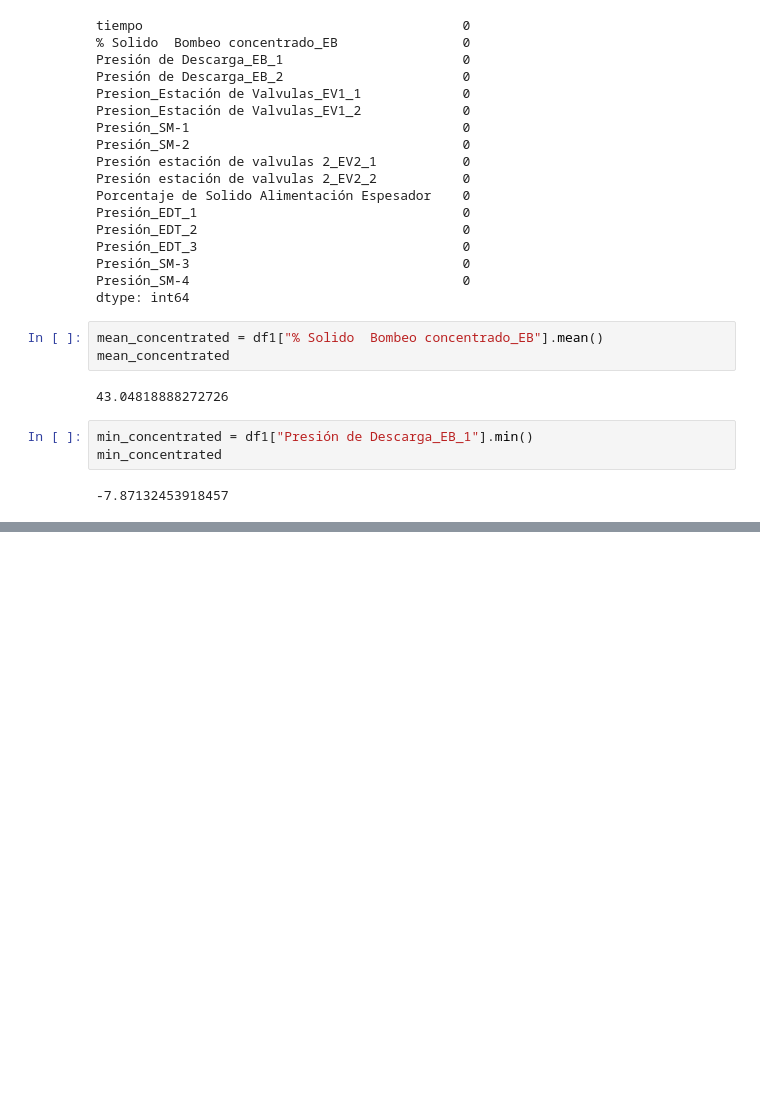
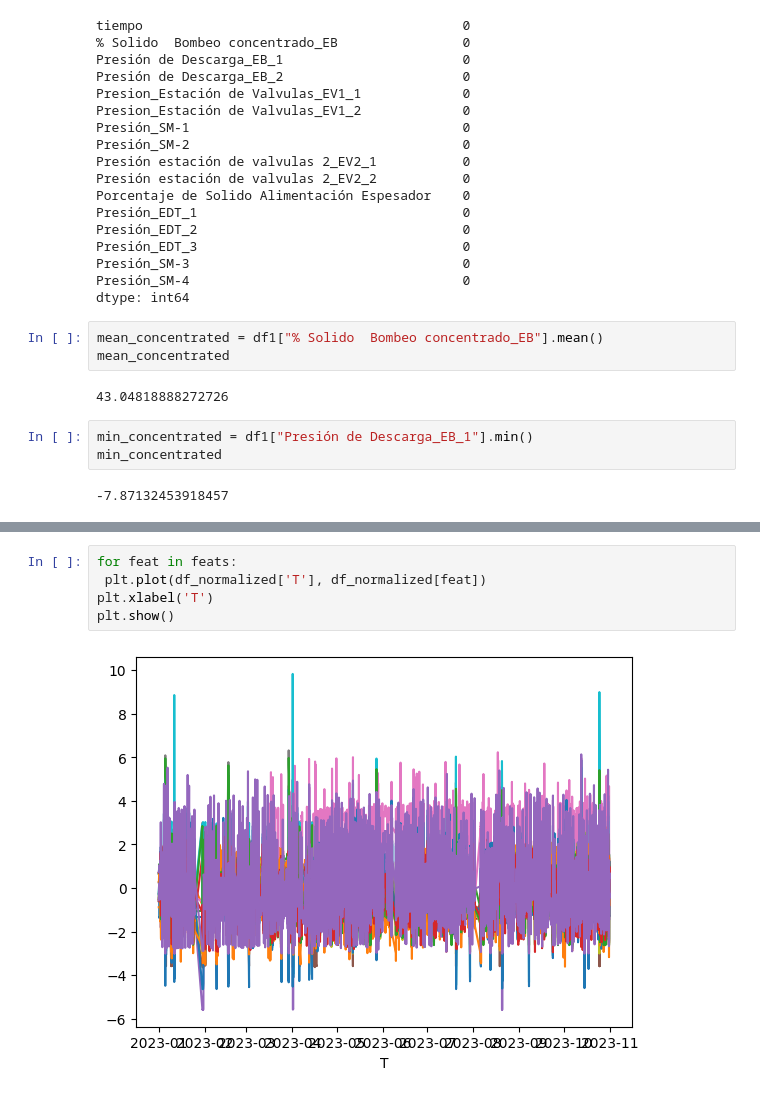
Before and after one commit to Dizkm8/Hackathon, a Jupyter notebook: main - Jose.ipynb, the cells around one changed output, grey strips where cells are left out. Cells and saved outputs as stored; diff of their text form; blank space fills up the shorter version.

```diff
--- a/main - Jose.ipynb
+++ b/main - Jose.ipynb
@@ -52,0 +164,7 @@ min_concentrated
+# %%
+for feat in feats:
+ plt.plot(df_normalized['T'], df_normalized[feat])
+plt.xlabel('T')
+plt.show()
+# %% [output]
+[figure, added]
```
Also changed, not shown: parts of 34 cells of this notebook.
